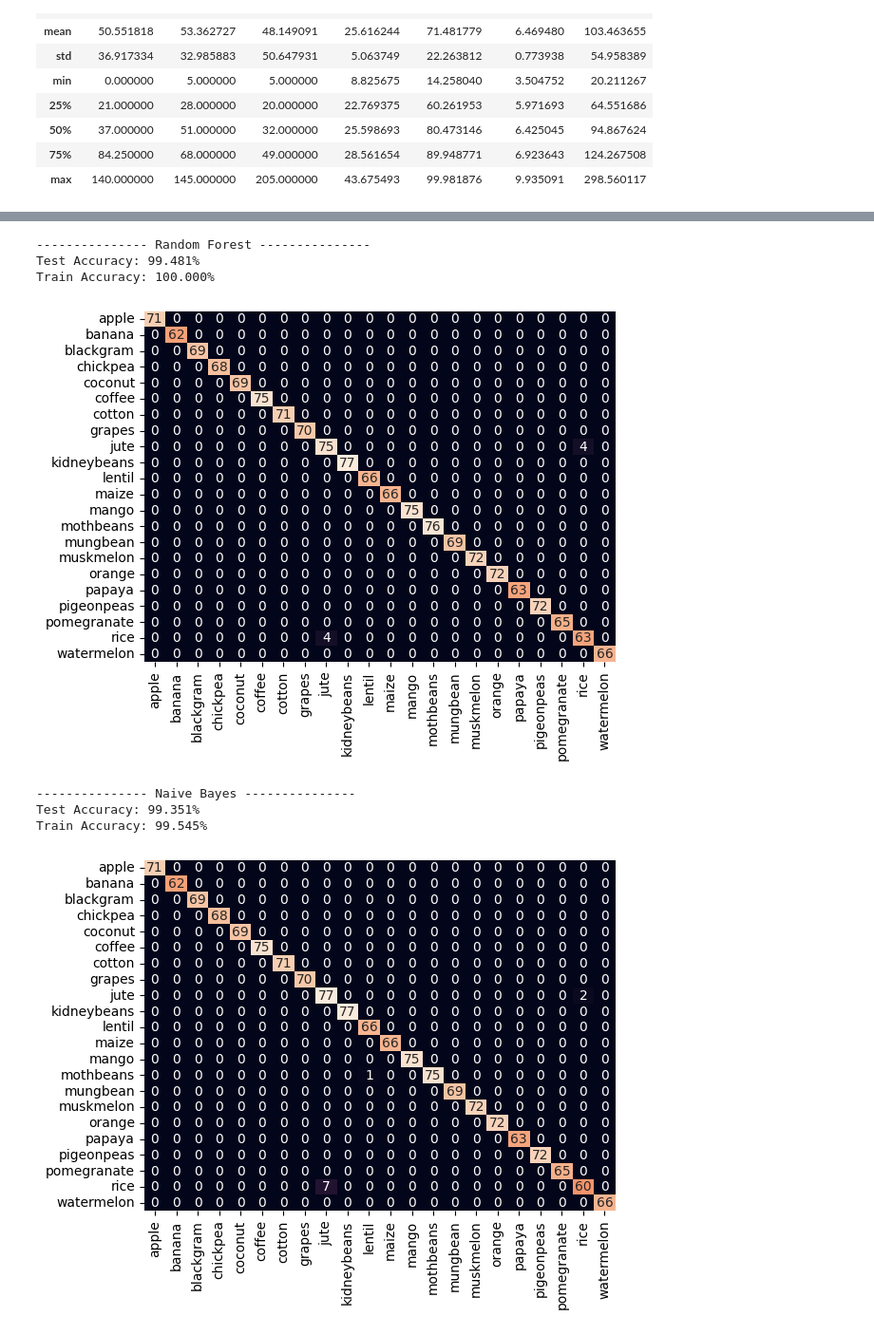
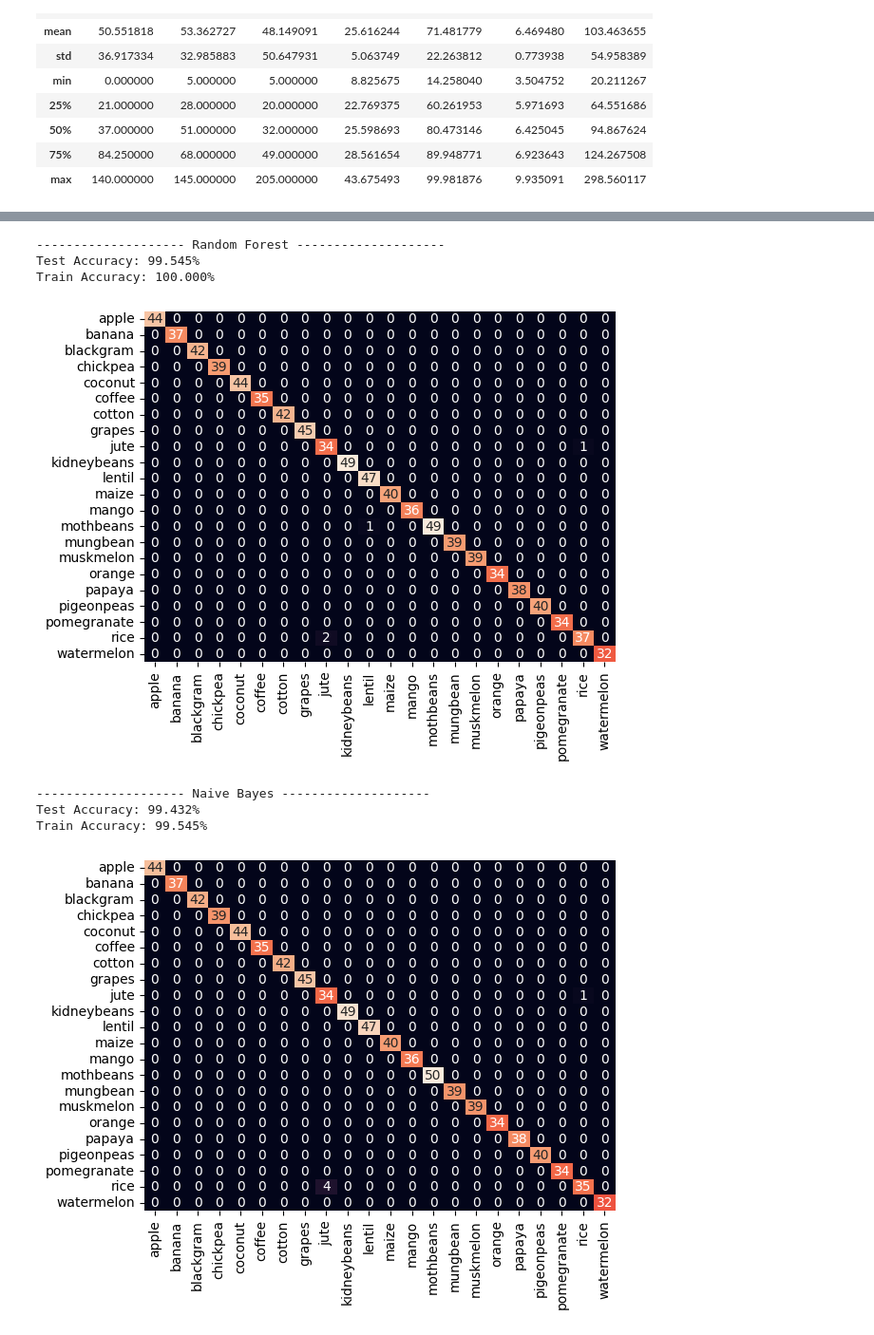
Before and after one commit to erga-labs/eco-grow-ml-models, a Jupyter notebook: model.ipynb, the cells around one changed output, grey strips where cells are left out. Shown at 95% size. Drawn from its saved outputs; the diff is of its cells as text; code cells hidden in the pictures.

```diff
--- a/model.ipynb
+++ b/model.ipynb
@@ -33,19 +33,19 @@ df.describe()
 | 75% | 84.250000 | 68.000000 | 49.000000 | 28.561654 | 89.948771 | 6.923643 | 124.267508 |
 | max | 140.000000 | 145.000000 | 205.000000 | 43.675493 | 99.981876 | 9.935091 | 298.560117 |
 # %%
+# doing 60-40 split
+TEST_SIZE = 0.4
+
 features = df[['N', 'P', 'K', 'temperature', 'humidity', 'ph', 'rainfall']]
 target = df['label']
-Xtrain, Xtest, Ytrain, Ytest = train_test_split(features,target,test_size=0.7,random_state=2)
+Xtrain, Xtest, Ytrain, Ytest = train_test_split(features, target, test_size=TEST_SIZE)
 # %%
 
-analysis = {
-    'name': [],
-    'accuracy': [],
-}
+analysis = {}
 
 
 def evaluate_model(model, name, indepth):
-    print('-' * 15, name, '-' * 15)
+    print('-' * 20, name, '-' * 20)
     y_pred = model.predict(Xtest)
 
     # gives the precision, f1 score and recall for each class
@@ -64,8 +64,12 @@ def evaluate_model(model, name, indepth):
     sns.heatmap(mat, annot=True, fmt='d', cbar=False, yticklabels=model.classes_, xticklabels=model.classes_)
 
     # storing data to compare later
-    analysis['name'].append(name)
-    analysis['accuracy'].append(test_accuracy)
+
+    analysis[name] = {
+        'name': name,
+        'accuracy': test_accuracy,
+        'model': model,
+    }
 # %%
 from sklearn.tree import DecisionTreeClassifier
 
@@ -84,25 +88,21 @@ model = RandomForestClassifier()
 model.fit(Xtrain, Ytrain)
 evaluate_model(model, 'Random Forest', indepth=False)
 # %% [output]
---------------- Random Forest ---------------
-Test Accuracy: 99.481%
+-------------------- Random Forest --------------------
+Test Accuracy: 99.545%
 Train Accuracy: 100.000%
-[figure, old version]
+[figure, new version]
 # %%
 from sklearn.naive_bayes import GaussianNB
 
 model = GaussianNB()
 model.fit(Xtrain, Ytrain)
 evaluate_model(model, 'Naive Bayes', indepth=False)
-
-import pickle
-with open('naive_bayes_model.pkl', 'wb') as file:
-    pickle.dump(model, file)
 # %% [output]
---------------- Naive Bayes ---------------
-Test Accuracy: 99.351%
+-------------------- Naive Bayes --------------------
+Test Accuracy: 99.432%
 Train Accuracy: 99.545%
-[figure, old version]
+[figure, new version]
 # %%
 from sklearn.neighbors import KNeighborsClassifier
 
```
Also changed, not shown: parts of 8 cells of this notebook, 1 other file.
